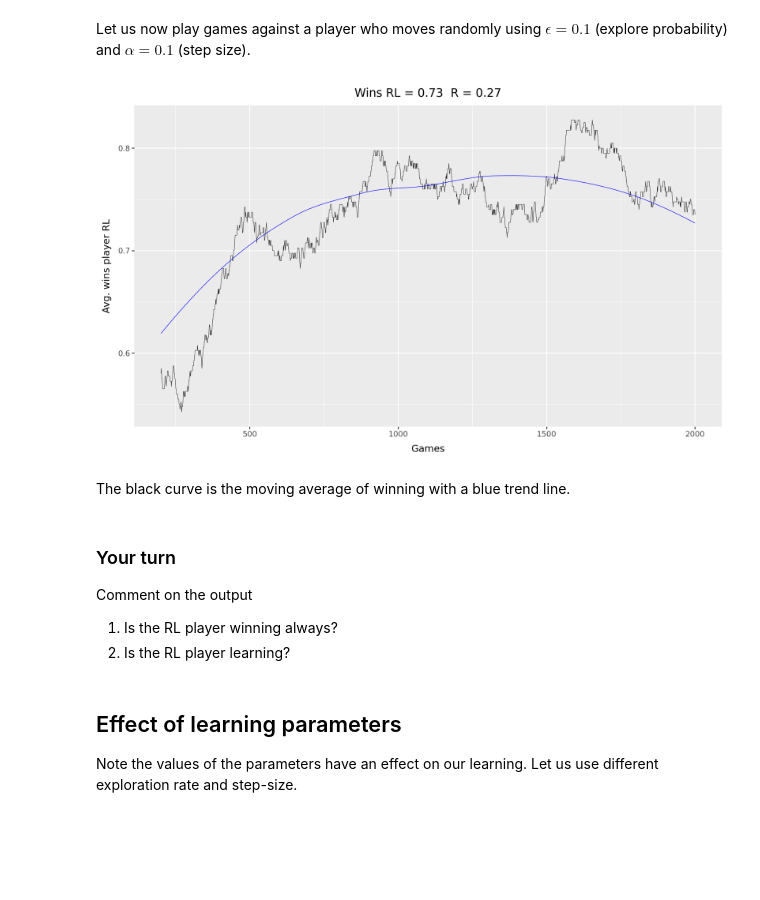
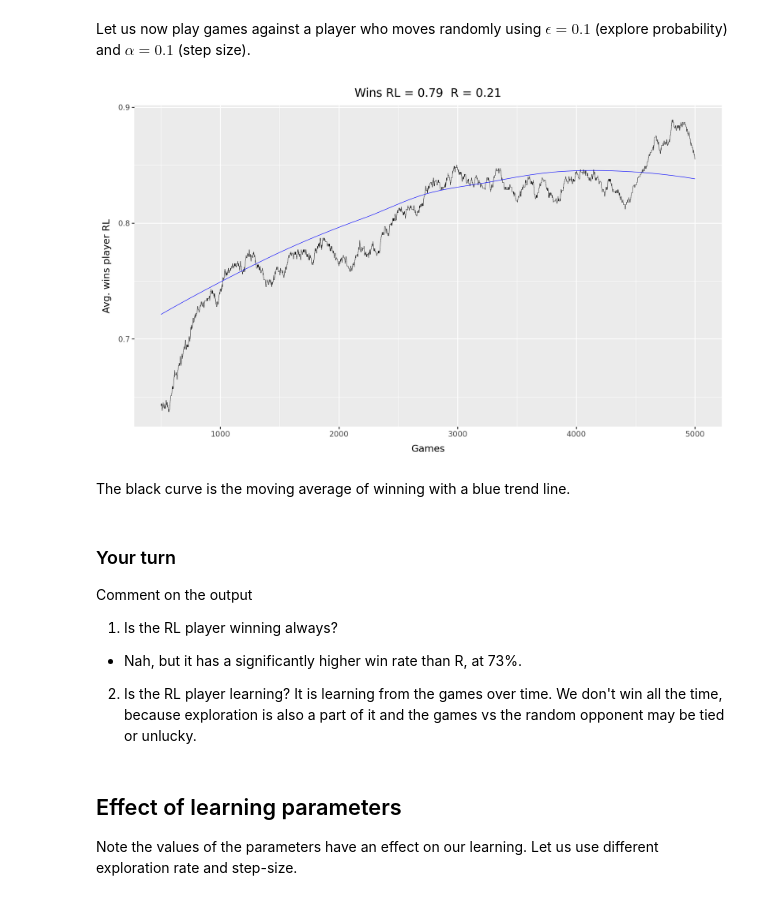
Before and after one commit to Maziger/master-reinforcement-learning, a Jupyter notebook: Notebooks/03_rl_in_action.ipynb, the cells around one changed output. Saved outputs shown, nothing was run; the diff lists cells and outputs as text; code cells hidden in the pictures; blank space fills up the shorter version.

```diff
--- a/Notebooks/03_rl_in_action.ipynb
+++ b/Notebooks/03_rl_in_action.ipynb
@@ -713,12 +713,12 @@ Let us now play games against a player who moves randomly using $\epsilon = 0.1$
 # %%
 random.seed(52)  # set seed so get same results
 game = EnvTicTacToe()
 playerRL = RLAgent(mark='RL')
 playerR = RandomActionAgent(mark='R')
-res = play_games(2000, playerRL, playerR, game)
+res = play_games(5000, playerRL, playerR, game)
 res['plot'].show()
 # %% [output]
-[figure, old version]
+[figure, new version]
 # %% [markdown]
 The black curve is the moving average of winning with a blue trend line.
 # %% [markdown]
@@ -727,7 +727,10 @@ The black curve is the moving average of winning with a blue trend line.
 Comment on the output
 
   1. Is the RL player winning always?
+  * Nah, but it has a significantly higher win rate than R, at 73%.
+
   2. Is the RL player learning?
+  It is learning from the games over time. We don't win all the time, because exploration is also a part of it and the games vs the random opponent may be tied or unlucky.
 # %% [markdown]
 ## Effect of learning parameters
 
```
Also changed, not shown: parts of 6 cells of this notebook.
